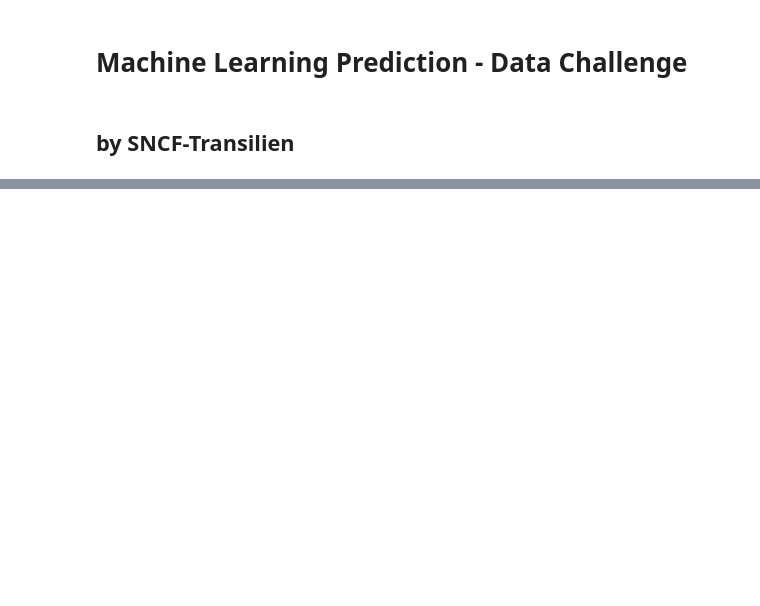
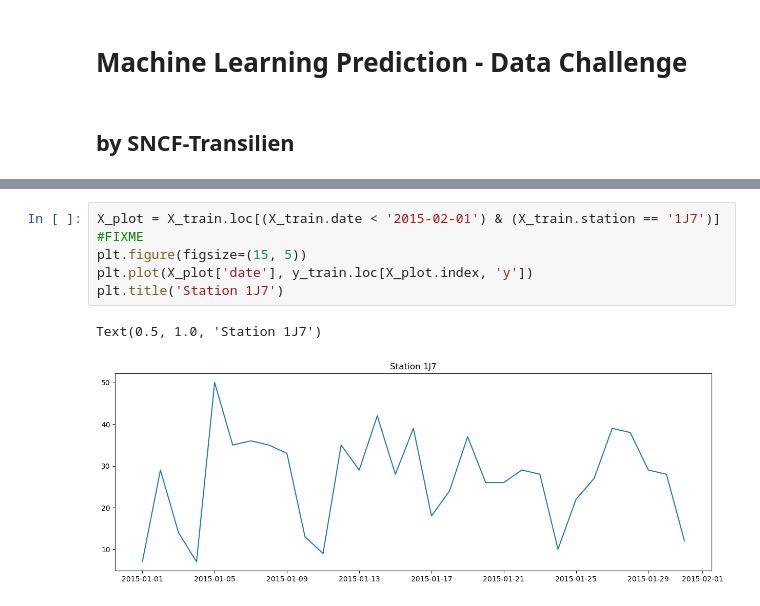
Before and after one commit to ML-SNCF-Transilien/Prediction_SNCF, a Jupyter notebook: ml_pred.ipynb, the cells around one changed output, grey strips where cells are left out. Saved outputs shown, nothing was run; the diff lists cells and outputs as text; blank space fills up the shorter version.

```diff
--- a/ml_pred.ipynb
+++ b/ml_pred.ipynb
@@ -27,0 +49,8 @@ x
+# %%
+X_plot = X_train.loc[(X_train.date < '2015-02-01') & (X_train.station == '1J7')] #FIXME
+plt.figure(figsize=(15, 5))
+plt.plot(X_plot['date'], y_train.loc[X_plot.index, 'y'])
+plt.title('Station 1J7')
+# %% [output]
+Text(0.5, 1.0, 'Station 1J7')
+[figure, added]
```
Also changed, not shown: parts of 19 cells of this notebook, 1 other file.
